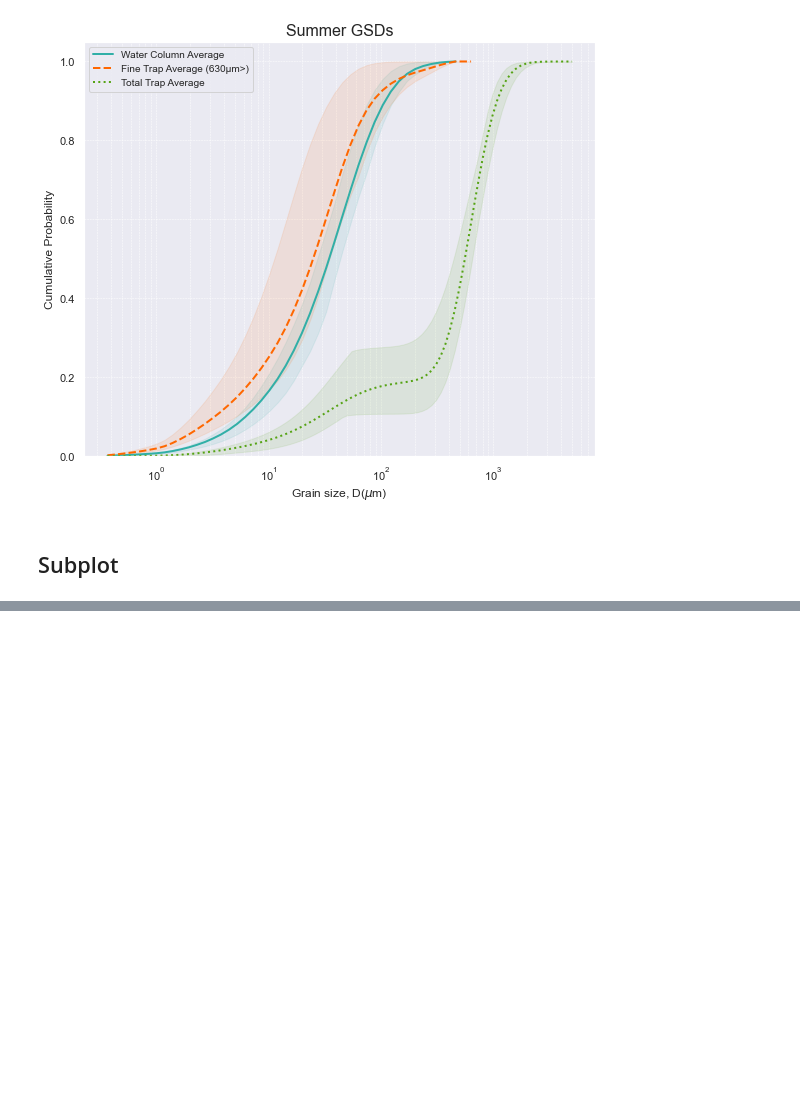
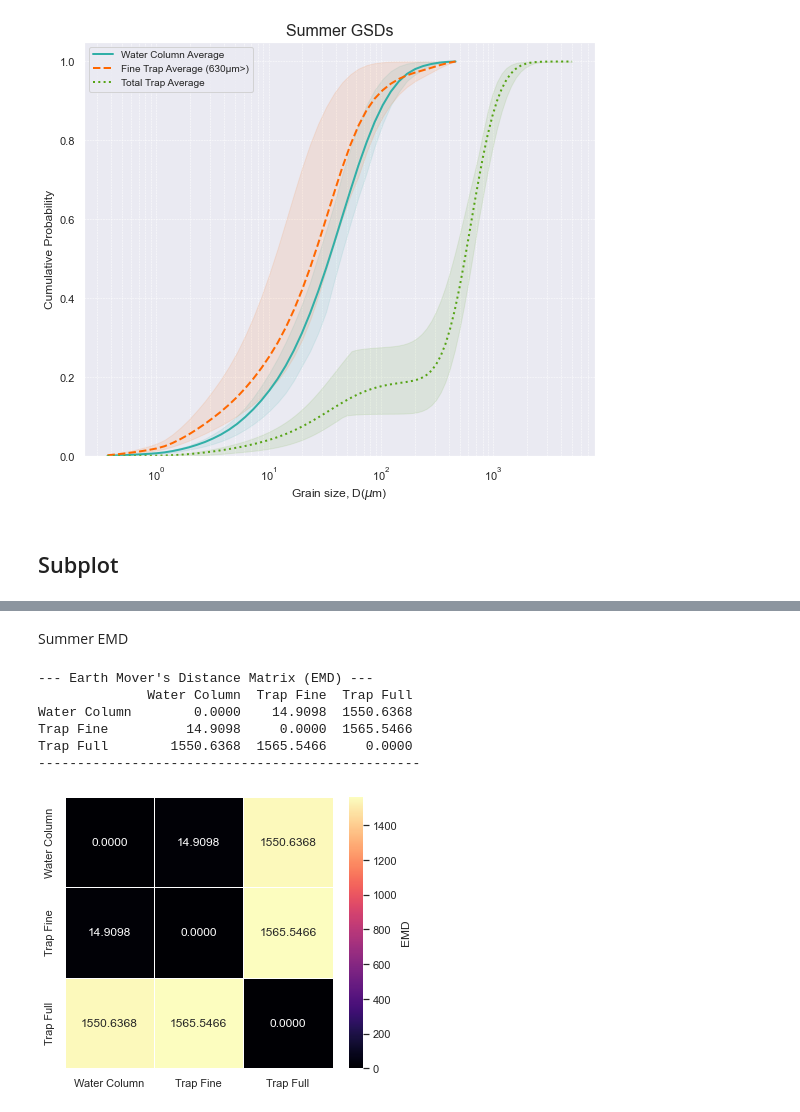
Before and after one commit to nicole-hucke/sediment_trap_paper, a Jupyter notebook: data_analysis/GSD_trap_vs_WC_analysis/GSD_plots_paper.ipynb, the cells around one changed output, grey strips where cells are left out. Cells and saved outputs as stored; diff of their text form; code cells hidden in the pictures; blank space fills up the shorter version.

```diff
--- a/data_analysis/GSD_trap_vs_WC_analysis/GSD_plots_paper.ipynb
+++ b/data_analysis/GSD_trap_vs_WC_analysis/GSD_plots_paper.ipynb
@@ -604,0 +768,58 @@ plt.show()
+# %% [markdown]
+Summer EMD
+# %%
+# define the four distributions to compare (using the interpolated versions)
+distributions = {
+    'Water Column': water_SM_avg_interp,
+    'Trap Fine': trap_SM_avg_interp,
+    'Trap Full': trap_SM_full_cdf['avg'].values,
+}
+
+curve_names = list(distributions.keys())
+n_curves = len(curve_names)
+
+# initialize an empty matrix for the JSD values
+jsd_matrix = np.zeros((n_curves, n_curves))
+
+# calculate all pairwise EMD values
+for i in range(n_curves):
+    for j in range(n_curves):
+        dist_i = distributions[curve_names[i]]
+        dist_j = distributions[curve_names[j]]
+
+        # EMD requires the grain size values as well as the distribution values
+        emd_value = wasserstein_distance(trap_SM_full_grain_sizes, trap_SM_full_grain_sizes,
+                                        dist_i, dist_j)
+        jsd_matrix[i, j] = emd_value
+
+# convert the NumPy array to a Pandas DataFrame for easy labeling and plotting
+jsd_df = pd.DataFrame(jsd_matrix, index=curve_names, columns=curve_names)
+
+# print the resulting EMD matrix
+print("\n--- Earth Mover's Distance Matrix (EMD) ---")
+print(jsd_df.round(4))
+print("-------------------------------------------------")
+
+
+# plot heatmap
+plt.figure(figsize=(6, 5))
+heatmap = sns.heatmap(
+    jsd_df,
+    annot=True,
+    fmt=".4f",
+    cmap="magma",
+    linewidths=.5,
+    linecolor='white',
+    cbar_kws={'label': 'EMD'} # Label the color bar
+)
+
+jsd_df.to_csv('emd_matrix_summer.csv')
+plt.savefig('plots/full_trap/emd_heatmap_summer.png', dpi=300, bbox_inches='tight')
+# %% [output]
+--- Earth Mover's Distance Matrix (EMD) ---
+              Water Column  Trap Fine  Trap Full
+Water Column        0.0000    14.9098  1550.6368
+Trap Fine          14.9098     0.0000  1565.5466
+Trap Full        1550.6368  1565.5466     0.0000
+-------------------------------------------------
+[figure, added]
```
Also changed, not shown: parts of 20 cells of this notebook, 15 other files.
